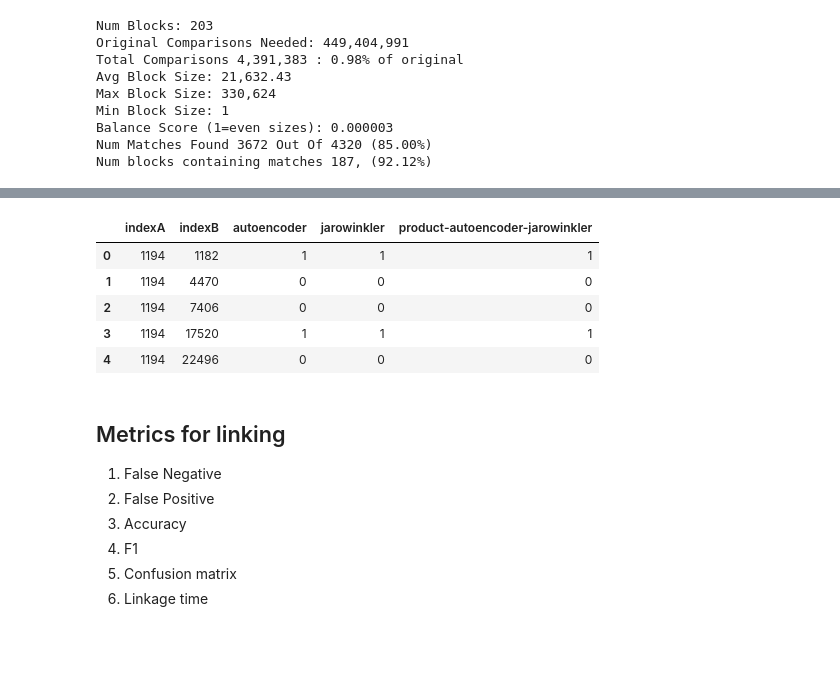
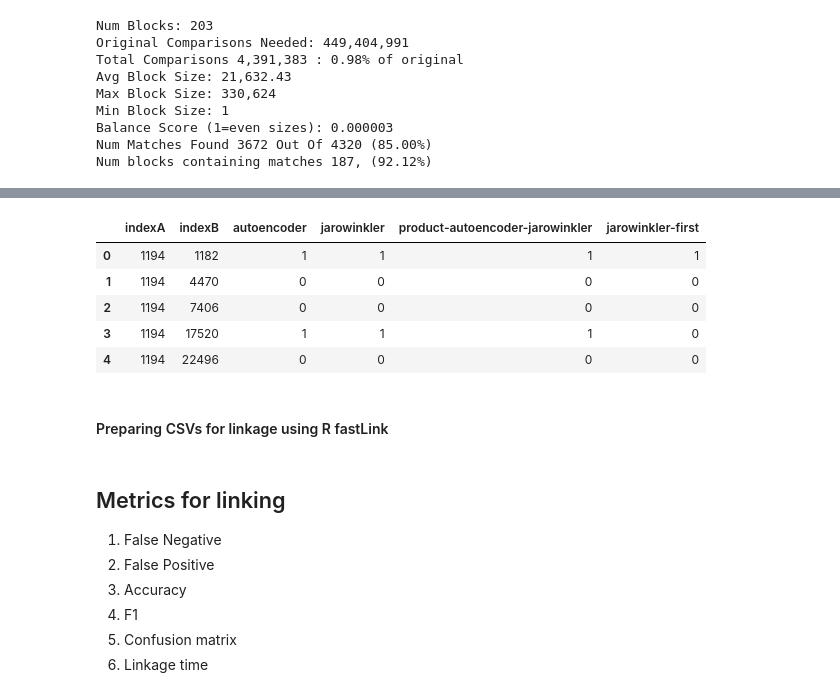
Before and after one commit to kailin-lu/recordlinker, a Jupyter notebook: notebooks/Linking.ipynb, the cells around one changed output, grey strips where cells are left out. Cells and saved outputs as stored; diff of their text form; code cells hidden in the pictures; blank space fills up the shorter version.

```diff
--- a/notebooks/Linking.ipynb
+++ b/notebooks/Linking.ipynb
@@ -105,13 +104,16 @@ Finished computing product feature in 0.036352 s
 # %%
-features = comparer.discretize({'autoencoder': 0.8,
-                                'jarowinkler': 0.8,
+features = comparer.discretize({'autoencoder': 0.88,
+                                'jarowinkler': 0.88,
+                                'jarowinkler-first': 0.88,
                                 'product-autoencoder-jarowinkler': .8},
                               binary=True)
 features.head()
 # %% [output]
-|  | indexA | indexB | autoencoder | jarowinkler | product-autoencoder-jarowinkler |
-| 0 | 1194 | 1182 | 1 | 1 | 1 |
-| 1 | 1194 | 4470 | 0 | 0 | 0 |
-| 2 | 1194 | 7406 | 0 | 0 | 0 |
-| 3 | 1194 | 17520 | 1 | 1 | 1 |
-| 4 | 1194 | 22496 | 0 | 0 | 0 |
+|  | indexA | indexB | autoencoder | jarowinkler | product-autoencoder-jarowinkler | jarowinkler-first |
+| 0 | 1194 | 1182 | 1 | 1 | 1 | 1 |
+| 1 | 1194 | 4470 | 0 | 0 | 0 | 0 |
+| 2 | 1194 | 7406 | 0 | 0 | 0 | 0 |
+| 3 | 1194 | 17520 | 1 | 1 | 1 | 0 |
+| 4 | 1194 | 22496 | 0 | 0 | 0 | 0 |
+# %% [markdown]
+####  Preparing CSVs for linkage using R fastLink
```
Also changed, not shown: parts of 22 cells of this notebook, 5 other files.
